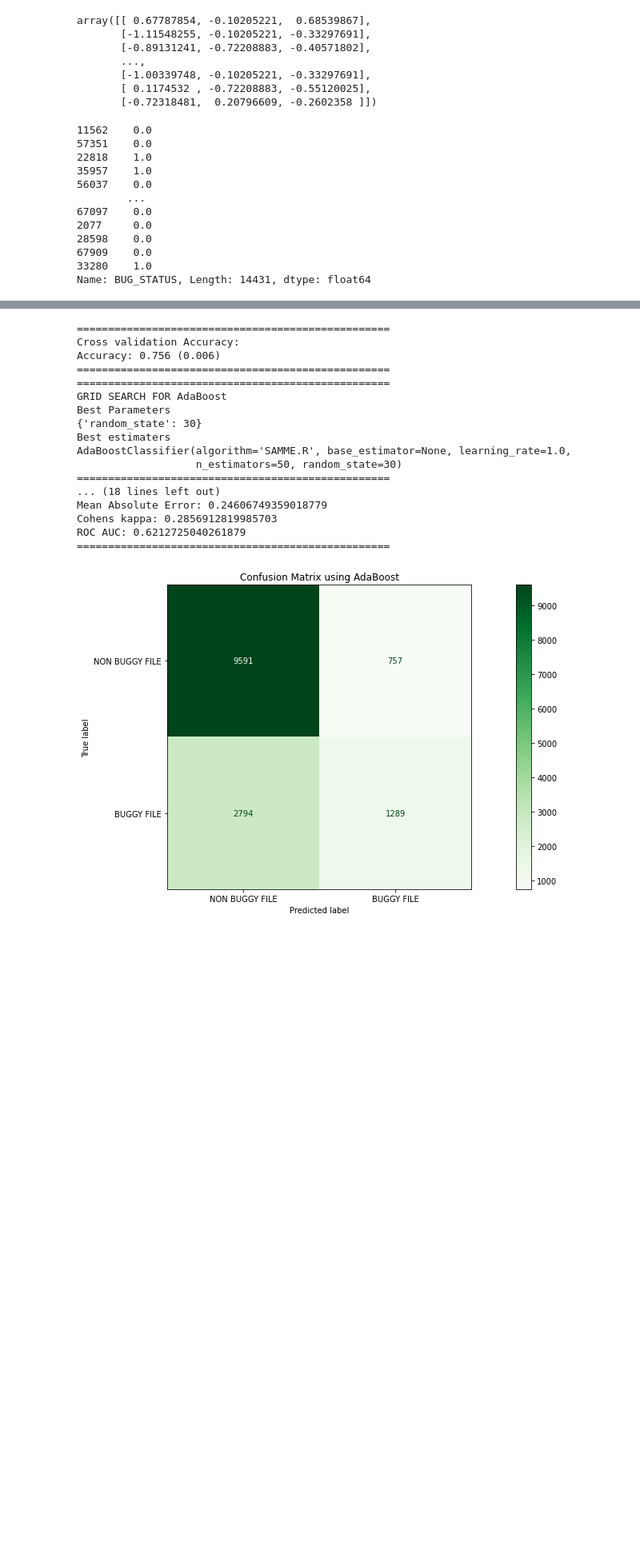
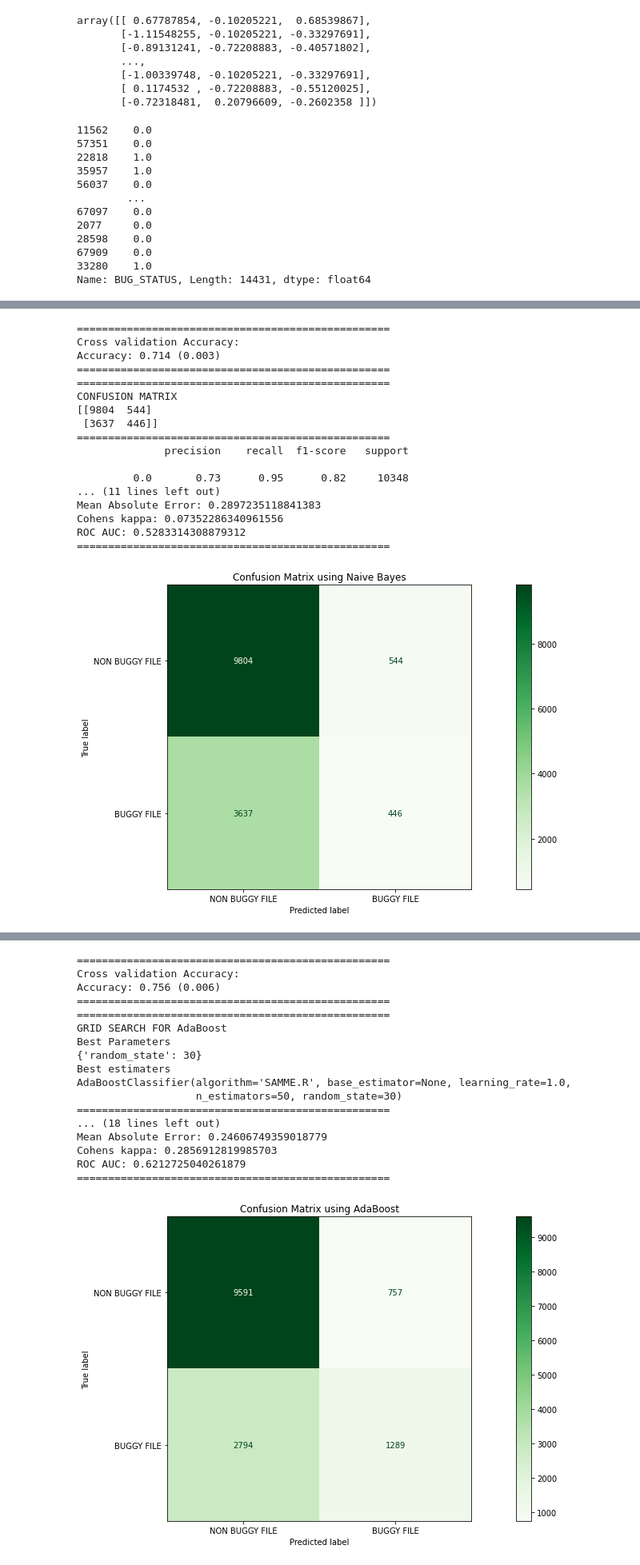
Before and after one commit to bramha574/SDP, a Jupyter notebook: softwaredefectpredicition_process_metrics_new.ipynb, the cells around one changed output, grey strips where cells are left out. Shown: that part at 80% size. Drawn from its saved outputs; the diff is of its cells as text; code cells hidden in the pictures; blank space fills up the shorter version.

```diff
--- a/softwaredefectpredicition_process_metrics_new.ipynb
+++ b/softwaredefectpredicition_process_metrics_new.ipynb
@@ -660,25 +677,11 @@ print('Accuracy: %.3f (%.3f)' % (mean(scores), std(scores)))
 print(50*"=")
 
 #====================================================================================================
-print(50*"=")
-print("GRID SEARCH FOR Random Forest")
 
-params = {
-    "random_state":range(30,40)}
-gs_nb = GridSearchCV(model,
-                      param_grid=params,
-                      scoring='accuracy',
-                      cv=10)
-gs_nb.fit(X_train, y_train)
-
-print("Best Parameters")
-print(gs_nb.best_params_)
-
-print("Best estimaters")
-print(gs_nb.best_estimator_)
+model.fit(X_train, y_train)
 
 #Predicting Bugs
-y_pred = gs_nb.best_estimator_.predict(X_test)
+y_pred = model.predict(X_test)
 
 #CONFUSION MATRIX
 print(50*"=")
@@ -692,7 +695,7 @@ plt.rcParams["figure.figsize"] = (20,7)
 
 class_names=['NON BUGGY FILE','BUGGY FILE']
 
-confusion = plot_confusion_matrix(gs_nb.best_estimator_,X_test,y_test,
+confusion = plot_confusion_matrix(model,X_test,y_test,
                                  display_labels=class_names,
                                  cmap=plt.cm.Greens,
                                  normalize=None, values_format = '.0f')
@@ -700,33 +703,52 @@ confusion = plot_confusion_matrix(gs_nb.best_estimator_,X_test,y_test,
 
 confusion.ax_.set_title("Confusion Matrix using Naive Bayes")
 
 print(50*"=")
 print(classification_report(y_test,y_pred))
 print(50*"=")
 #====================================================================================================
 
 # Model Accuracy: how often is the classifier correct?
 RF_Accuracy = metrics.accuracy_score(y_test, y_pred)
 print("Accuracy:",RF_Accuracy)
 
 # Model Precision: what percentage of positive tuples are labeled as such?
 print("Precision:",metrics.precision_score(y_test, y_pred))
 
 # Model Recall: what percentage of positive tuples are labelled as such?
 print("Recall:",metrics.recall_score(y_test, y_pred))
 
 #Calculate F1 Score
 print("F1 Score:",metrics.f1_score(y_test, y_pred))
 
 #Calculate Mean Absolute Error
 print("Mean Absolute Error:",metrics.mean_absolute_error(y_test, y_pred))
 
 # kappa
 print("Cohens kappa:", metrics.cohen_kappa_score(y_test, y_pred))
 
 # ROC AUC
 print("ROC AUC:", metrics.roc_auc_score(y_test, y_pred))
 print(50*"=")
+# %% [output]
+==================================================
+Cross validation Accuracy:
+Accuracy: 0.714 (0.003)
+==================================================
+==================================================
+CONFUSION MATRIX
+[[9804  544]
+ [3637  446]]
+==================================================
+              precision    recall  f1-score   support
+
+         0.0       0.73      0.95      0.82     10348
+... (11 lines left out)
+Mean Absolute Error: 0.2897235118841383
+Cohens kappa: 0.07352286340961556
+ROC AUC: 0.5283314308879312
+==================================================
+[figure, added]
 # %%
 # Multilayer perceptron
 from numpy import mean
```
Also changed, not shown: parts of 7 cells of this notebook.
